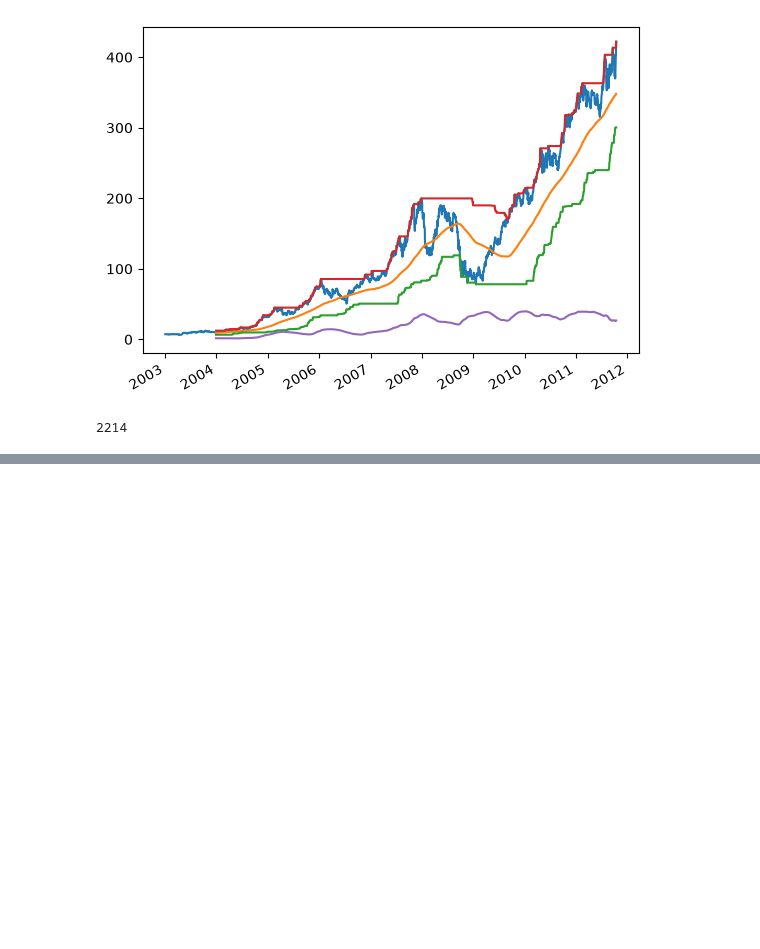
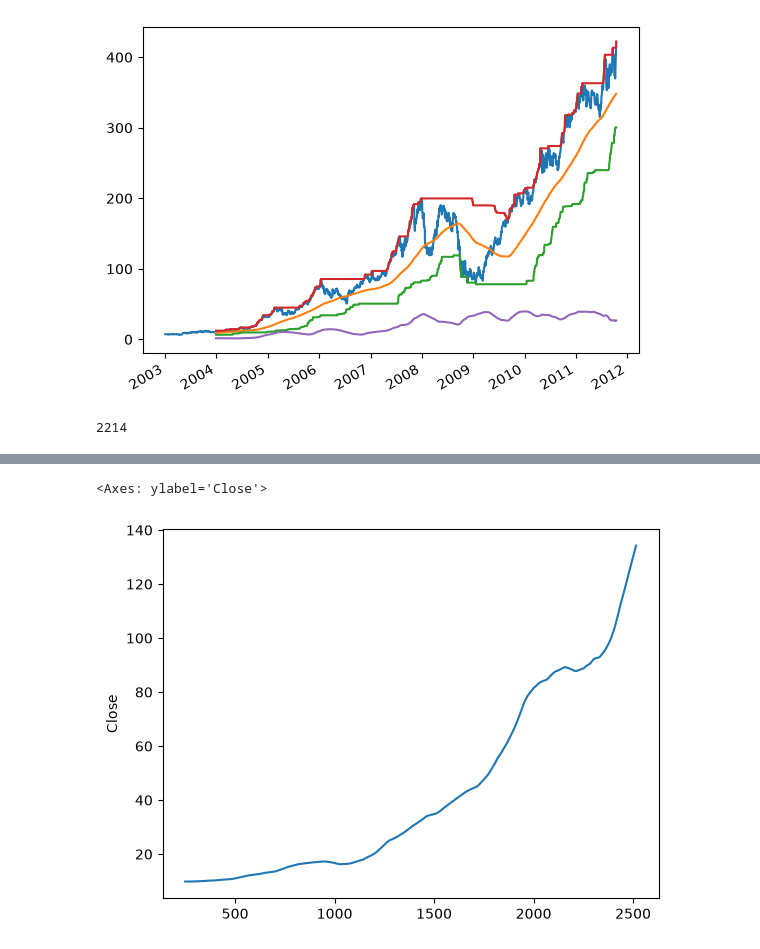
Before and after one commit to leonewt0n/CS_621_Data_Analytics, a Jupyter notebook: Module_8_Time_Series_Data.ipynb, the cells around one changed output, grey strips where cells are left out. Cells and saved outputs as stored; diff of their text form; code cells hidden in the pictures; blank space fills up the shorter version.

```diff
--- a/Module_8_Time_Series_Data.ipynb
+++ b/Module_8_Time_Series_Data.ipynb
@@ -503,0 +531,5 @@ len(close_px.index)
+# %%
+closing.rolling(window=250).mean().plot(ylabel='Close')
+# %% [output]
+<Axes: ylabel='Close'>
+[figure, added]
```
Also changed, not shown: parts of 13 cells of this notebook, 1 other file.
